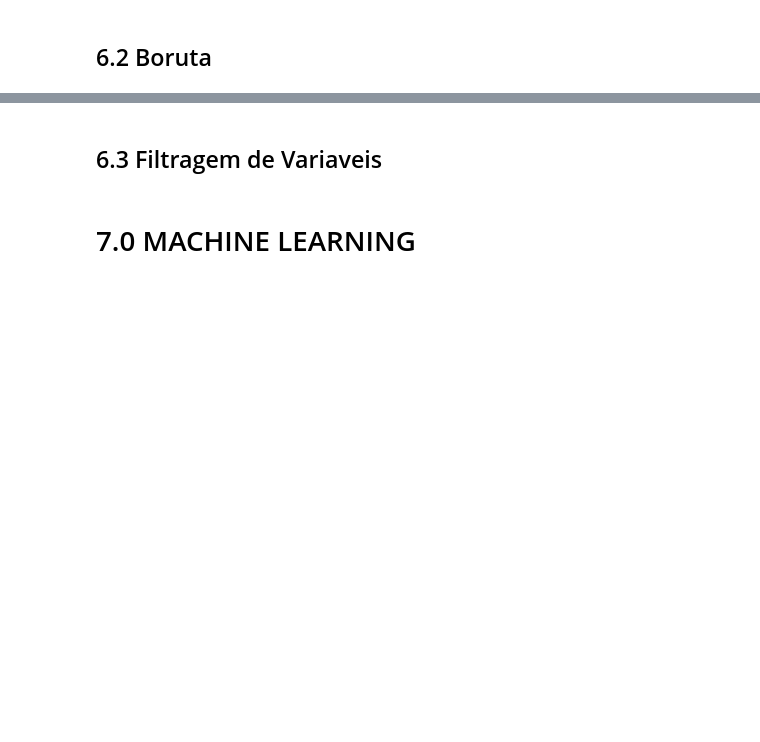
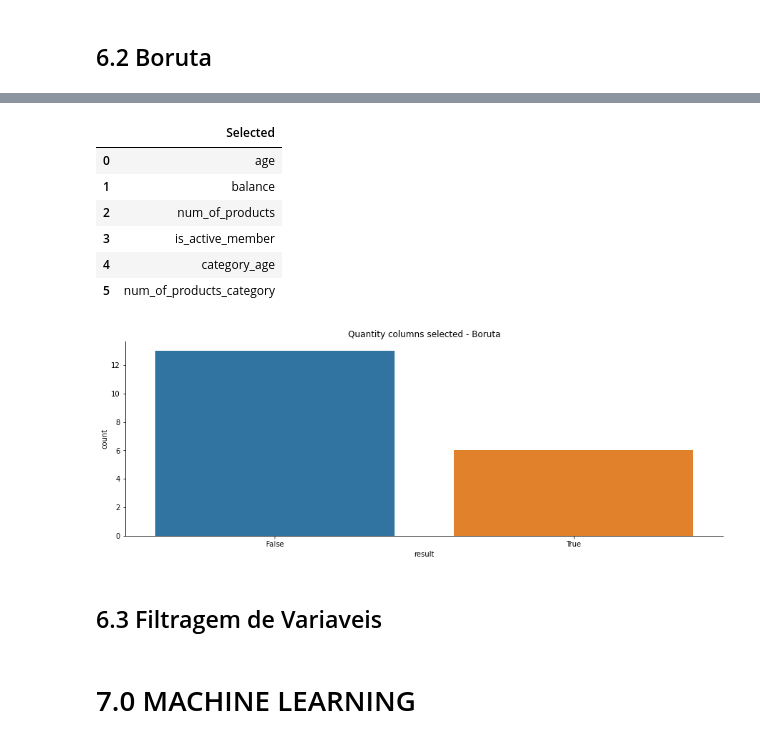
Before and after one commit to Jhonatanslopes/Bank-Customer-Churn, a Jupyter notebook: Notebook/notebook.ipynb, the cells around one changed output, grey strips where cells are left out. Saved outputs shown, nothing was run; the diff lists cells and outputs as text; code cells hidden in the pictures; blank space fills up the shorter version.

```diff
--- a/Notebook/notebook.ipynb
+++ b/Notebook/notebook.ipynb
@@ -778,2 +828,10 @@ df
 # %% [markdown]
 ## 6.2 Boruta
+# %%
+# Define Boruta
+boruta = BorutaPy(extraTrees, n_estimators='auto', verbose=2, random_state=42)
+
+boruta_trained = boruta.fit(x_train.values, y_train.values)
+
+# Selected Boruta
+#cols_selected = boruta_trained.support_.tolist()
@@ -780,3 +856,33 @@ df
+# %%
+# Selected Boruta
+result = boruta_trained.support_.tolist()
+
+# Best Features
+selected = x_train.iloc[:, result].columns.to_list()
+
+# Not Selected Boruta
+not_selected = list(np.setdiff1d(x_train.columns, selected))
+
+# resume
+resume = pd.DataFrame({'columns': x_train.columns, 'result': result})
+reseume_selected = pd.DataFrame({'Selected': selected})
+
+# plot
+plt.figure(figsize=(15, 5))
+sns.countplot(x='result', data=resume)
+plt.title('Quantity columns selected - Boruta')
+sns.despine(right=True)
+
+reseume_selected
+# %% [output]
+|  | Selected |
+| 0 | age |
+| 1 | balance |
+| 2 | num_of_products |
+| 3 | is_active_member |
+| 4 | category_age |
+| 5 | num_of_products_category |
+[figure, added]
 # %% [markdown]
 ## 6.3 Filtragem de Variaveis
 # %%
```
Also changed, not shown: parts of 20 cells of this notebook.
